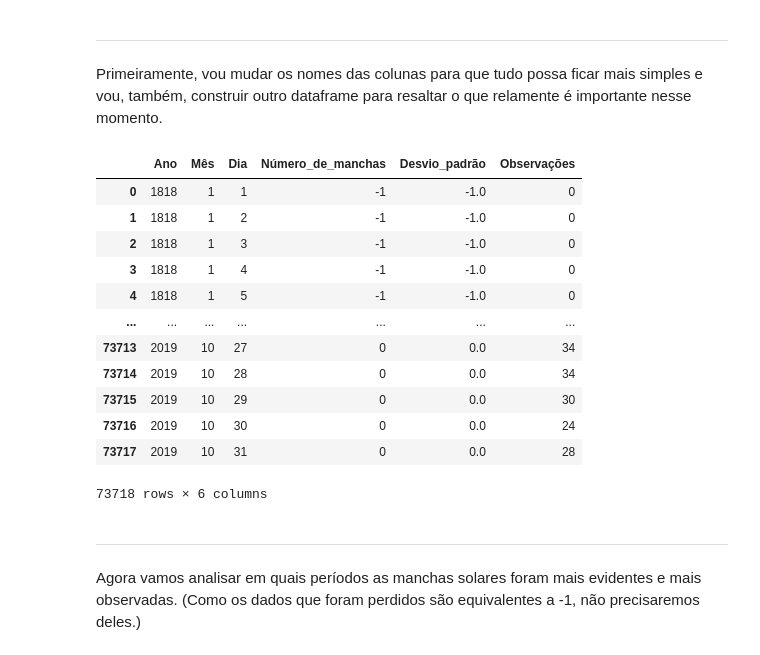
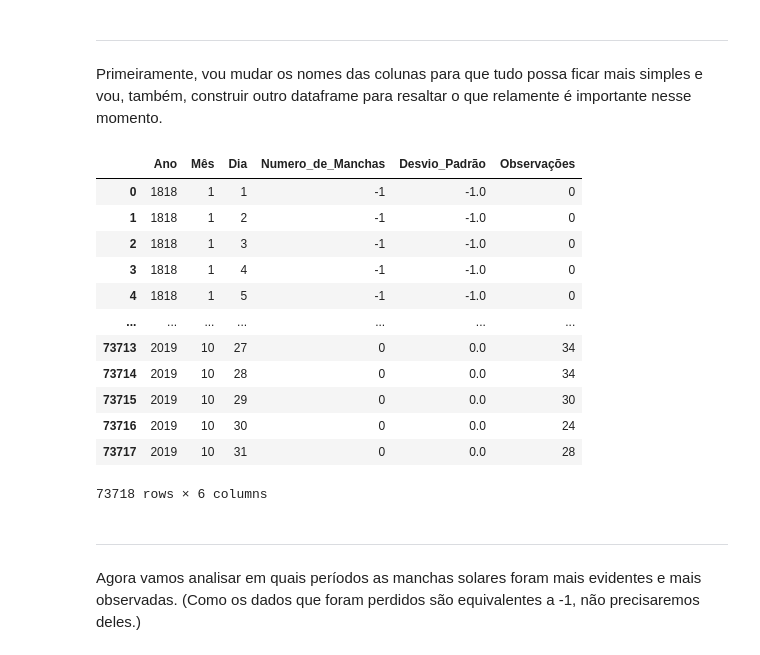
Before and after one commit to f3lipelapa/Analise-de-dados, a Jupyter notebook: Astronomia/manchas_solares.ipynb, the cells around one changed output. Saved outputs shown, nothing was run; the diff lists cells and outputs as text; code cells hidden in the pictures.

```diff
--- a/Astronomia/manchas_solares.ipynb
+++ b/Astronomia/manchas_solares.ipynb
@@ -17,8 +17,8 @@ import pandas as pd
 import matplotlib.pyplot as plt
 import numpy as np
 # %%
-mancha_sol = pd.read_csv('/content/drive/My Drive/data_science/sunspot_data.csv')
-mancha_sol
+manchas_solares = pd.read_csv('/content/drive/My Drive/data_science/sunspot_data.csv')
+manchas_solares
 # %% [output]
 |  | Unnamed: 0 | Year | Month | Day | Date In Fraction Of Year | Number of Sunspots | Standard Deviation | ... |
 | 0 | 0 | 1818 | 1 | 1 | 1818.001 | -1 | -1.0 | ... |
@@ -37,25 +37,25 @@ mancha_sol
 ---
 Primeiramente, vou mudar os nomes das colunas para que tudo possa ficar mais simples e vou, também, construir outro dataframe para resaltar o que relamente é importante nesse momento.
 # %%
-mancha_sol.rename(columns={'Year': 'Ano', 'Observations': 'Observações', 'Number of Sunspots': 'Número_de_manchas',
-                           'Month': 'Mês', 'Day': 'Dia', 'Standard Deviation':'Desvio_padrão'}, inplace=True)
+manchas_solares.rename(columns={'Year': 'Ano', 'Observations': 'Observações', 'Number of Sunspots': 'Numero_de_Manchas',
+                           'Month': 'Mês', 'Day': 'Dia', 'Standard Deviation':'Desvio_Padrão'}, inplace=True)
-# %%
-mancha_solares = mancha_sol[['Ano', 'Mês', 'Dia', 'Número_de_manchas', 'Desvio_padrão', 'Observações']]
-mancha_solares
-# %% [output]
-|  | Ano | Mês | Dia | Número_de_manchas | Desvio_padrão | Observações |
-| 0 | 1818 | 1 | 1 | -1 | -1.0 | 0 |
-| 1 | 1818 | 1 | 2 | -1 | -1.0 | 0 |
-| 2 | 1818 | 1 | 3 | -1 | -1.0 | 0 |
-| 3 | 1818 | 1 | 4 | -1 | -1.0 | 0 |
-| 4 | 1818 | 1 | 5 | -1 | -1.0 | 0 |
-| ... | ... | ... | ... | ... | ... | ... |
-| 73713 | 2019 | 10 | 27 | 0 | 0.0 | 34 |
-| 73714 | 2019 | 10 | 28 | 0 | 0.0 | 34 |
-| 73715 | 2019 | 10 | 29 | 0 | 0.0 | 30 |
-| 73716 | 2019 | 10 | 30 | 0 | 0.0 | 24 |
-| 73717 | 2019 | 10 | 31 | 0 | 0.0 | 28 |
-73718 rows × 6 columns
+# %%
+manchas_solares = manchas_solares[['Ano', 'Mês', 'Dia', 'Numero_de_Manchas', 'Desvio_Padrão', 'Observações']]
+manchas_solares
+# %% [output]
+|  | Ano | Mês | Dia | Numero_de_Manchas | Desvio_Padrão | Observações |
+| 0 | 1818 | 1 | 1 | -1 | -1.0 | 0 |
+| 1 | 1818 | 1 | 2 | -1 | -1.0 | 0 |
+| 2 | 1818 | 1 | 3 | -1 | -1.0 | 0 |
+| 3 | 1818 | 1 | 4 | -1 | -1.0 | 0 |
+| 4 | 1818 | 1 | 5 | -1 | -1.0 | 0 |
+| ... | ... | ... | ... | ... | ... | ... |
+| 73713 | 2019 | 10 | 27 | 0 | 0.0 | 34 |
+| 73714 | 2019 | 10 | 28 | 0 | 0.0 | 34 |
+| 73715 | 2019 | 10 | 29 | 0 | 0.0 | 30 |
+| 73716 | 2019 | 10 | 30 | 0 | 0.0 | 24 |
+| 73717 | 2019 | 10 | 31 | 0 | 0.0 | 28 |
+73718 rows × 6 columns
 # %% [markdown]
 ---
 Agora vamos analisar em quais períodos as manchas solares foram mais evidentes e mais observadas. (Como os dados que foram perdidos são equivalentes a -1, não precisaremos deles.)
```
Also changed, not shown: parts of 21 cells of this notebook.
